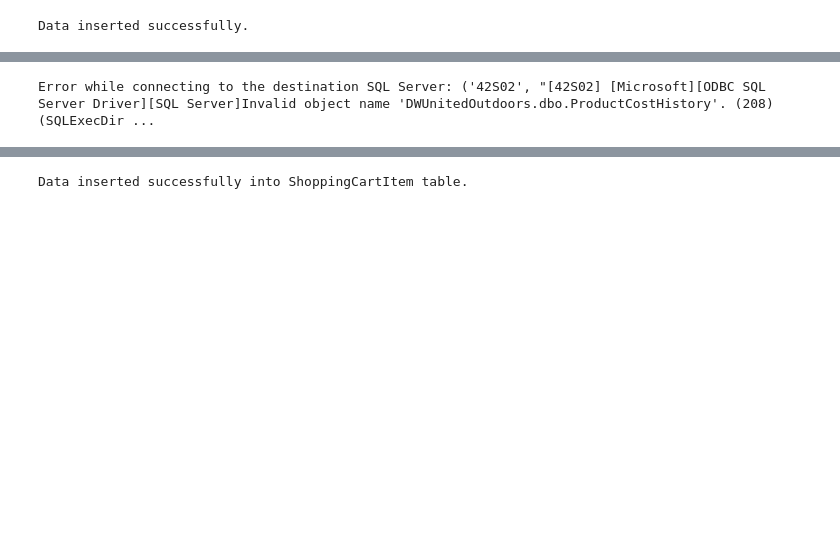
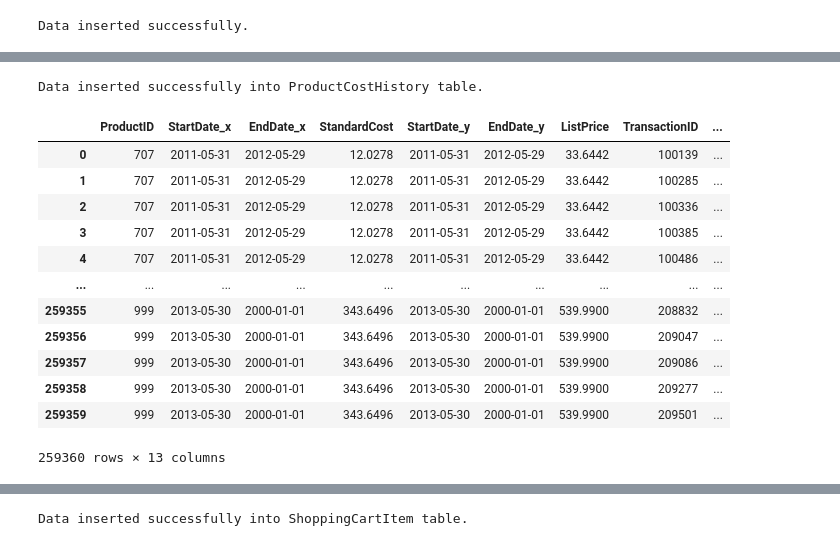
Before and after one commit to markieboy223/UnitedOutdoors, a Jupyter notebook: ETL_FILE.ipynb, the cells around one changed output, grey strips where cells are left out. Saved outputs shown, nothing was run; the diff lists cells and outputs as text; code cells hidden in the pictures; blank space fills up the shorter version.

```diff
--- a/ETL_FILE.ipynb
+++ b/ETL_FILE.ipynb
@@ -910,35 +959,73 @@ try:
         ProductListPriceHistory_df = pd.read_sql_query("SELECT ProductID, StartDate, EndDate, ListPrice FROM Production.ProductListPriceHistory", source_conn)
         TransactionHistory_df = pd.read_sql_query("SELECT ProductID, TransactionID, ReferenceOrderID, ReferenceOrderLineID, TransactionDate, Quantity, ActualCost FROM Production.TransactionHistory", source_conn)
 
          ## merging dataframes
         ProductCostHistory_df = pd.merge(ProductCostHistory_df, ProductListPriceHistory_df, on='ProductID', how='left')
         ProductCostHistory_df = pd.merge(ProductCostHistory_df, TransactionHistory_df, on='ProductID', how='left')
 except pyodbc.Error as e:
     print("Error while connecting to the source SQL Server:", e)
+
+# Convert datetime columns to datetime format
+ProductCostHistory_df['StartDate_x'] = pd.to_datetime(ProductCostHistory_df['StartDate_x'])
+ProductCostHistory_df['EndDate_x'] = pd.to_datetime(ProductCostHistory_df['EndDate_x'])
+ProductCostHistory_df['StartDate_y'] = pd.to_datetime(ProductCostHistory_df['StartDate_y'])
+ProductCostHistory_df['EndDate_y'] = pd.to_datetime(ProductCostHistory_df['EndDate_y'])
+ProductCostHistory_df['TransactionDate'] = pd.to_datetime(ProductCostHistory_df['TransactionDate'])
+ProductCostHistory_df['ReferenceOrderID'].fillna(0, inplace=True)
+ProductCostHistory_df['ReferenceOrderLineID'].fillna(0, inplace=True)
+ProductCostHistory_df['TransactionID'].fillna(0, inplace=True)
+ProductCostHistory_df['Quantity'].fillna(0.0, inplace=True)
+ProductCostHistory_df['ActualCost'].fillna(0.0, inplace=True)
+
+# Handle missing values in datetime columns (if any)
+# For example, fill missing values with a default datetime value
+default_datetime = pd.to_datetime('2000-01-01')
+ProductCostHistory_df['StartDate_x'].fillna(default_datetime, inplace=True)
+ProductCostHistory_df['EndDate_x'].fillna(default_datetime, inplace=True)
+ProductCostHistory_df['StartDate_y'].fillna(default_datetime, inplace=True)
+ProductCostHistory_df['EndDate_y'].fillna(default_datetime, inplace=True)
+ProductCostHistory_df['TransactionDate'].fillna(default_datetime, inplace=True)
+ProductCostHistory_df['ReferenceOrderID'] = ProductCostHistory_df['ReferenceOrderID'].astype(int)
+ProductCostHistory_df['ReferenceOrderLineID'] = ProductCostHistory_df['ReferenceOrderLineID'].astype(int)
+ProductCostHistory_df['TransactionID'] = ProductCostHistory_df['TransactionID'].astype(int)
+
 try:
     with pyodbc.connect(destination_conn_str) as destination_conn:
         cursor = destination_conn.cursor()
         # Batch insert for ProductCostHistory
         insert_query = """
-        INSERT INTO [DWUnitedOutdoors].[dbo].[ProductCostHistory]
+        INSERT INTO [DWUnitedOutdoors].[dbo].[ProductionHistory]
         (ProductID, Cost_StartDate, Cost_EndDate, StandardCost, List_StartDate, List_EndDate, ListPrice, TransactionID, ReferenceOrderID, ReferenceOrderLineID, TransactionDate, Quantity, ActualCost)
         VALUES (?, ?, ?, ?, ?, ?, ?, ?, ?, ?, ?, ?, ?)
         """
 
         # Convert DataFrame to a list of tuples for batch insertion
         data_to_insert = ProductCostHistory_df[['ProductID', 'StartDate_x', 'EndDate_x', 'StandardCost', 'StartDate_y', 'EndDate_y', 'ListPrice', 'TransactionID', 'ReferenceOrderID', 'ReferenceOrderLineID', 'TransactionDate', 'Quantity', 'ActualCost']].values.tolist()
 
         # Executing batch insert
         cursor.executemany(insert_query, data_to_insert)
 
         # Commit transaction
         destination_conn.commit()
 
         print("Data inserted successfully into ProductCostHistory table.")
 except pyodbc.Error as e:
     print("Error while connecting to the destination SQL Server:", e)
 # %% [output]
-Error while connecting to the destination SQL Server: ('42S02', "[42S02] [Microsoft][ODBC SQL Server Driver][SQL Server]Invalid object name 'DWUnitedOutdoors.dbo.ProductCostHistory'. (208) (SQLExecDir ...
+Data inserted successfully into ProductCostHistory table.
+|  | ProductID | StartDate_x | EndDate_x | StandardCost | StartDate_y | EndDate_y | ListPrice | TransactionID | ... |
+| 0 | 707 | 2011-05-31 | 2012-05-29 | 12.0278 | 2011-05-31 | 2012-05-29 | 33.6442 | 100139 | ... |
+| 1 | 707 | 2011-05-31 | 2012-05-29 | 12.0278 | 2011-05-31 | 2012-05-29 | 33.6442 | 100285 | ... |
+| 2 | 707 | 2011-05-31 | 2012-05-29 | 12.0278 | 2011-05-31 | 2012-05-29 | 33.6442 | 100336 | ... |
+| 3 | 707 | 2011-05-31 | 2012-05-29 | 12.0278 | 2011-05-31 | 2012-05-29 | 33.6442 | 100385 | ... |
+| 4 | 707 | 2011-05-31 | 2012-05-29 | 12.0278 | 2011-05-31 | 2012-05-29 | 33.6442 | 100486 | ... |
+| ... | ... | ... | ... | ... | ... | ... | ... | ... | ... |
+| 259355 | 999 | 2013-05-30 | 2000-01-01 | 343.6496 | 2013-05-30 | 2000-01-01 | 539.9900 | 208832 | ... |
+| 259356 | 999 | 2013-05-30 | 2000-01-01 | 343.6496 | 2013-05-30 | 2000-01-01 | 539.9900 | 209047 | ... |
+| 259357 | 999 | 2013-05-30 | 2000-01-01 | 343.6496 | 2013-05-30 | 2000-01-01 | 539.9900 | 209086 | ... |
+| 259358 | 999 | 2013-05-30 | 2000-01-01 | 343.6496 | 2013-05-30 | 2000-01-01 | 539.9900 | 209277 | ... |
+| 259359 | 999 | 2013-05-30 | 2000-01-01 | 343.6496 | 2013-05-30 | 2000-01-01 | 539.9900 | 209501 | ... |
+259360 rows × 13 columns
 # %%
 #Production.ProductInventory
 try:
```
Also changed, not shown: parts of 23 cells of this notebook.
